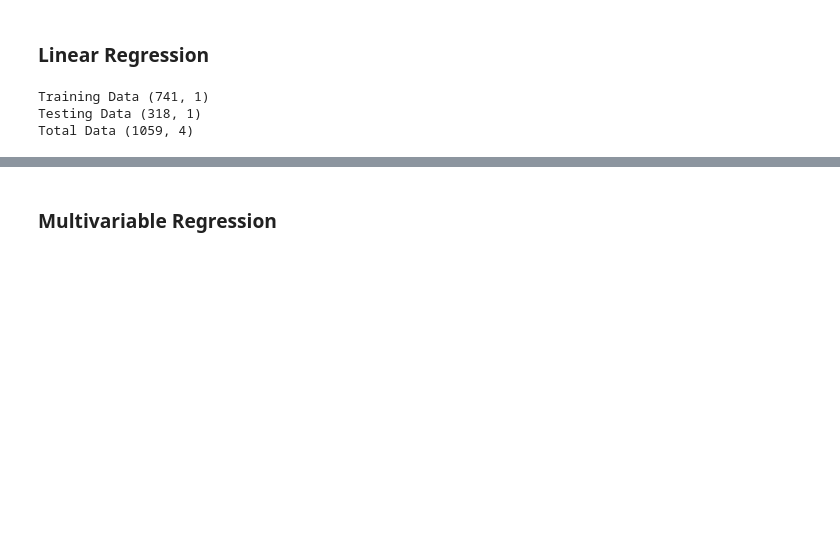
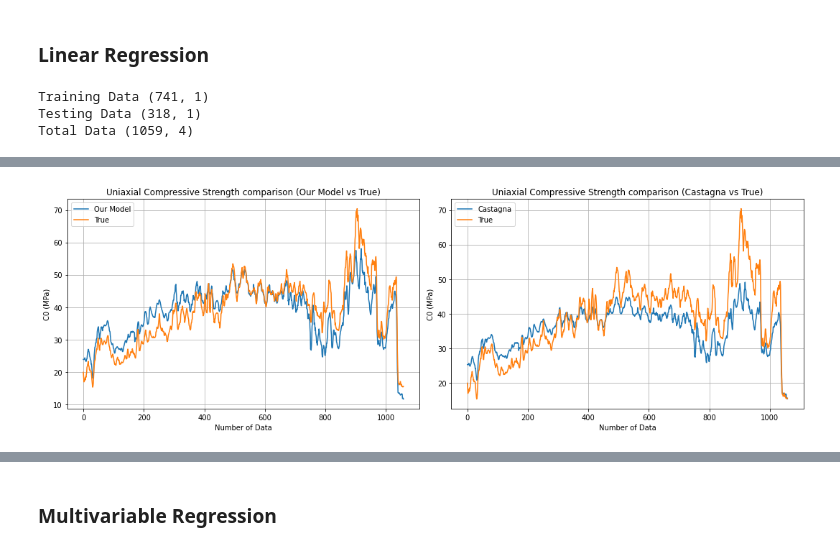
Before and after one commit to noafink1/MOD300Project4, a Jupyter notebook: Project2_LinearAndMultivariableRegression.ipynb, the cells around one changed output, grey strips where cells are left out. Saved outputs shown, nothing was run; the diff lists cells and outputs as text; code cells hidden in the pictures; blank space fills up the shorter version.

```diff
--- a/Project2_LinearAndMultivariableRegression.ipynb
+++ b/Project2_LinearAndMultivariableRegression.ipynb
@@ -192,0 +189,8 @@ plt.scatter(y_pred3, np.array(y_test3))
+# %%
+# Castanga model used in the gulf of Mexico [1]
+def castagna(Vs):
+    return 1.16 * Vs + 1.36
+# %%
+# My model based on data from the north sea: Vp = 0.57 + 1.59 * Vs
+def compute_Vp_using_Vs(Vs):
+    return regressor1.intercept_ + regressor1.coef_ * Vs
@@ -192,0 +210,28 @@ plt.scatter(y_pred3, np.array(y_test3))
+# %%
+# Creating subplots
+fig, axes = plt.subplots(1, 2, figsize=(15,5))
+# Plotting the first set of data (C0_mymodel and C0_true)
+axes[0].plot(C0_mymodel, label='Our Model')
+axes[0].plot(C0_true, label='True')
+axes[0].set_xlabel("Number of Data")
+axes[0].set_ylabel("C0 (MPa)")
+axes[0].set_title("Uniaxial Compressive Strength comparison (Our Model vs True)")
+axes[0].legend()
+axes[0].grid()
+
+# Plotting the second set of data (C0_castagna and C0_true)
+axes[1].plot(C0_castagna, label='Castagna')
+axes[1].plot(C0_true, label='True')
+axes[1].set_xlabel("Number of Data")
+axes[1].set_ylabel("C0 (MPa)")
+axes[1].set_title("Uniaxial Compressive Strength comparison (Castagna vs True)")
+axes[1].legend()
+axes[1].grid()
+
+# Adjust layout to prevent overlap
+plt.tight_layout()
+
+# Show the plots
+plt.show()
+# %% [output]
+[figure, added]
```
Also changed, not shown: parts of 34 cells of this notebook.
